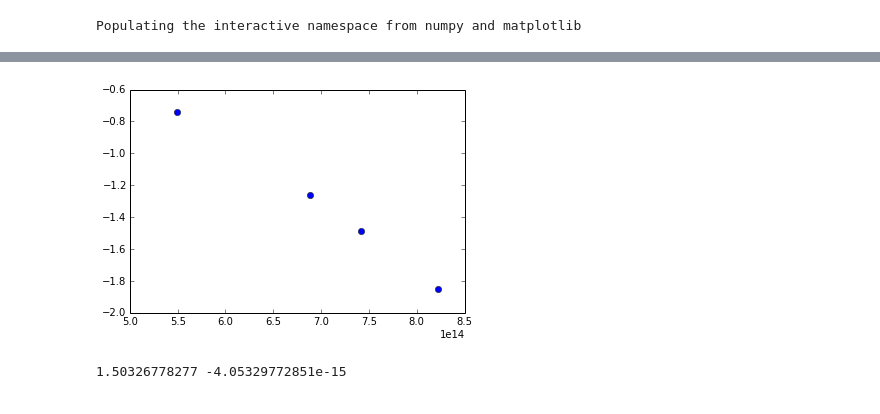
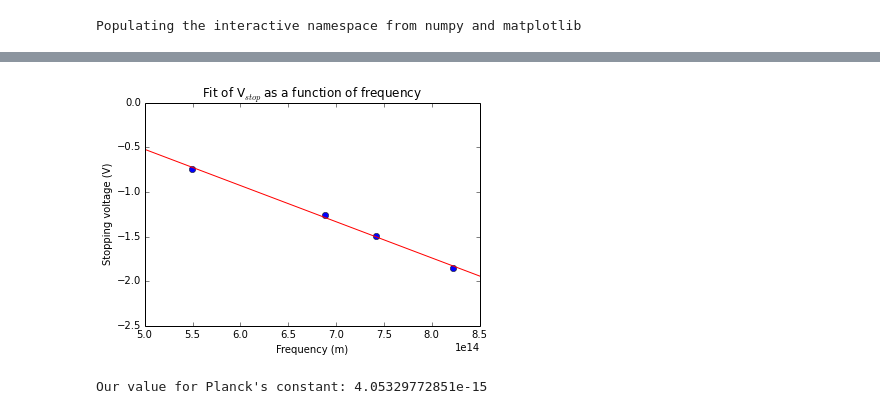
Before and after one commit to abardess/PHYS202-S14, a Jupyter notebook: PhotoElectric.ipynb, the cells around one changed output, grey strips where cells are left out. Saved outputs shown, nothing was run; the diff lists cells and outputs as text; code cells hidden in the pictures.

```diff
--- a/PhotoElectric.ipynb
+++ b/PhotoElectric.ipynb
@@ -39,25 +97,30 @@ plt.show()
 # %%
 wavelengths = [546.1, 435.8, 404.7, 365.0] #nm
 Vstop = [-0.74, -1.26, -1.49, -1.85] #V
 #-578, -0.82
 uncer = 0.8
 
 frequencies = [] #m^-1
 for i in wavelengths:
     frequencies.append((3.0*10**8)/(i*10**-9))
 
 b, a = np.polyfit(frequencies, Vstop, 1)
-#x = np.arange(350, 550, .1)
-#y = []
-#for i in x:
-#    y.append(a + b*i)
-
+x = np.arange(5*10**14, 9*10**14, 10.0**13)
+y = []
+for i in x:
+    y.append(a + b*i)
 
 plt.plot(frequencies, Vstop, 'o')
-#plt.plot(x, y, 'r')
+plt.plot(x, y, 'r')
+plt.xlim(5.0*10**14, 8.5*10**14)
+plt.ylim(-2.5, 0)
+
+plt.title(r'Fit of V$_{stop}$ as a function of frequency')
+plt.xlabel('Frequency (m)')
+plt.ylabel('Stopping voltage (V)')
 plt.show()
 
-print a, (b)
+print "Our value for Planck's constant:", -b
 # %% [output]
-[figure, old version]
+[figure, new version]
-1.50326778277 -4.05329772851e-15
+Our value for Planck's constant: 4.05329772851e-15
```
Also changed, not shown: parts of 4 cells of this notebook.
